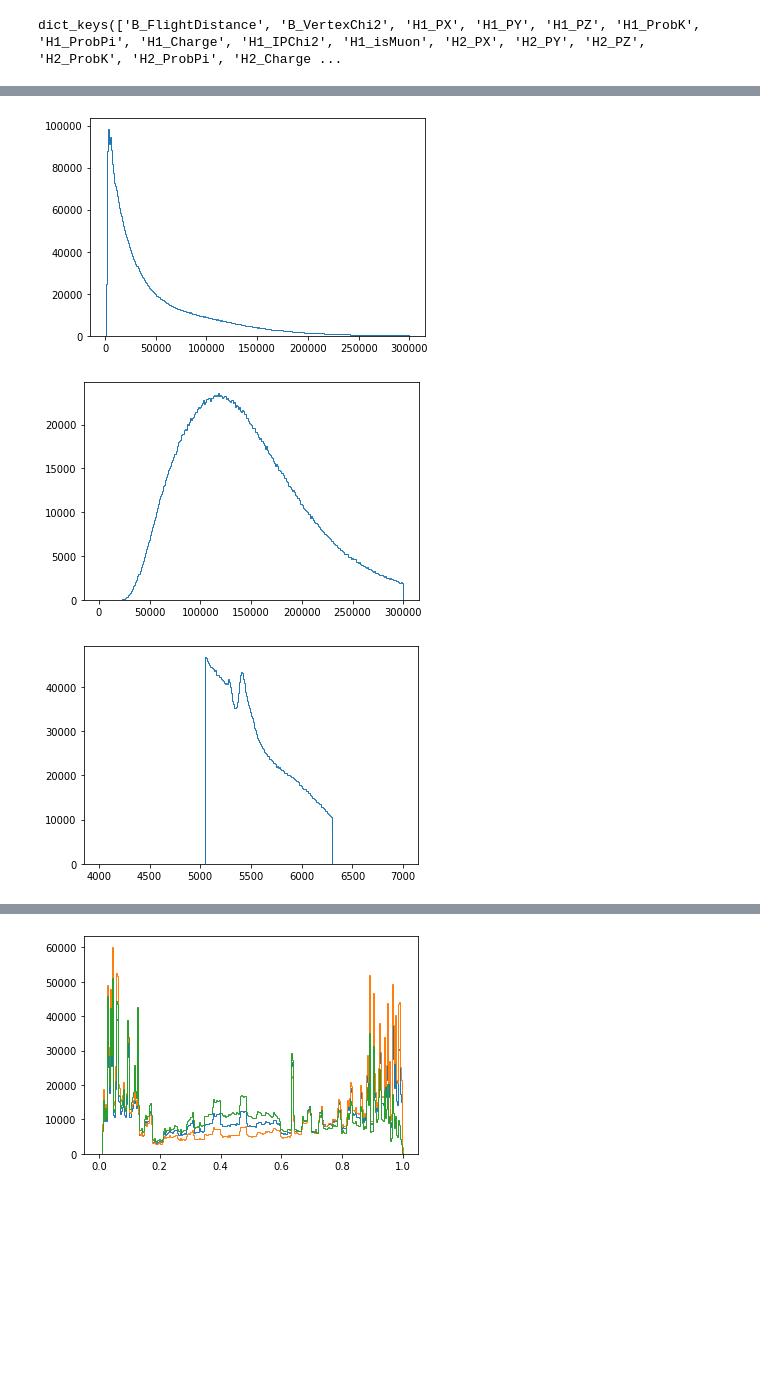
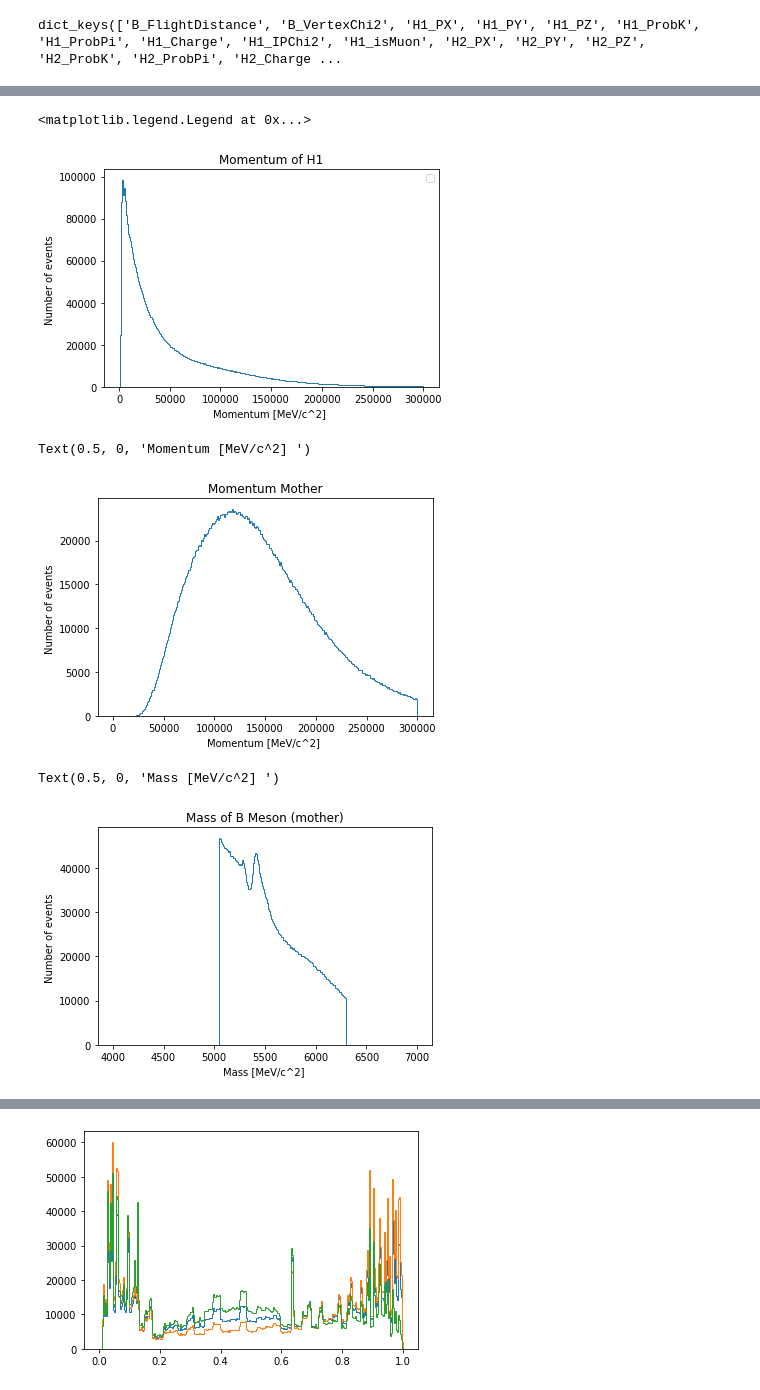
Before and after one commit to margheritawar/PRA3024, a Jupyter notebook: LHCb_2023_no_root.ipynb, the cells around one changed output, grey strips where cells are left out. Saved outputs shown, nothing was run; the diff lists cells and outputs as text; code cells hidden in the pictures; blank space fills up the shorter version.

```diff
--- a/LHCb_2023_no_root.ipynb
+++ b/LHCb_2023_no_root.ipynb
@@ -47,4 +47,8 @@ bins = 300
 range = (0,300000)
 
 plt.hist(histName,bins,range,histtype='step');
+
+plt.title("Momentum of H1")
+plt.ylabel("Number of events ")
+plt.xlabel("Momentum [MeV/c^2] ")
 # %% [output]
@@ -51,4 +56,5 @@ plt.hist(histName,bins,range,histtype='step');
+<matplotlib.legend.Legend at 0x...>
-[figure, old version]
+[figure, new version]
 # %%
 #total momentum mother
 ptot_mother=sqrt((square(tree["H1_PX"]+tree["H2_PX"]+tree["H3_PX"]) + square(tree["H1_PY"]+tree["H2_PY"]+tree["H3_PY"]) + square(tree["H1_PZ"]+tree["H2_PZ"]+tree["H3_PZ"])))
@@ -58,8 +64,13 @@ bins = 300
 range = (0,300000)
 
 plt.hist(histName,bins,range,histtype='step');
+
+plt.title("Momentum Mother")
+plt.ylabel("Number of events ")
+plt.xlabel("Momentum [MeV/c^2] ")
 # %% [output]
+Text(0.5, 0, 'Momentum [MeV/c^2] ')
-[figure, old version]
+[figure, new version]
 # %%
 #plot a histogram of the range of masses of the B meson (mass mother)
 mkaon = 493.677
@@ -73,8 +84,13 @@ bins = 300
 range = (4000, 7000)
 
 plt.hist(histName,bins,range,histtype='step');
+
+plt.title("Mass of B Meson (mother)")
+plt.ylabel("Number of events ")
+plt.xlabel("Mass [MeV/c^2] ")
 # %% [output]
+Text(0.5, 0, 'Mass [MeV/c^2] ')
-[figure, old version]
+[figure, new version]
 # %%
 #probability Kaon
 bins = 300
```
Also changed, not shown: parts of 6 cells of this notebook.
